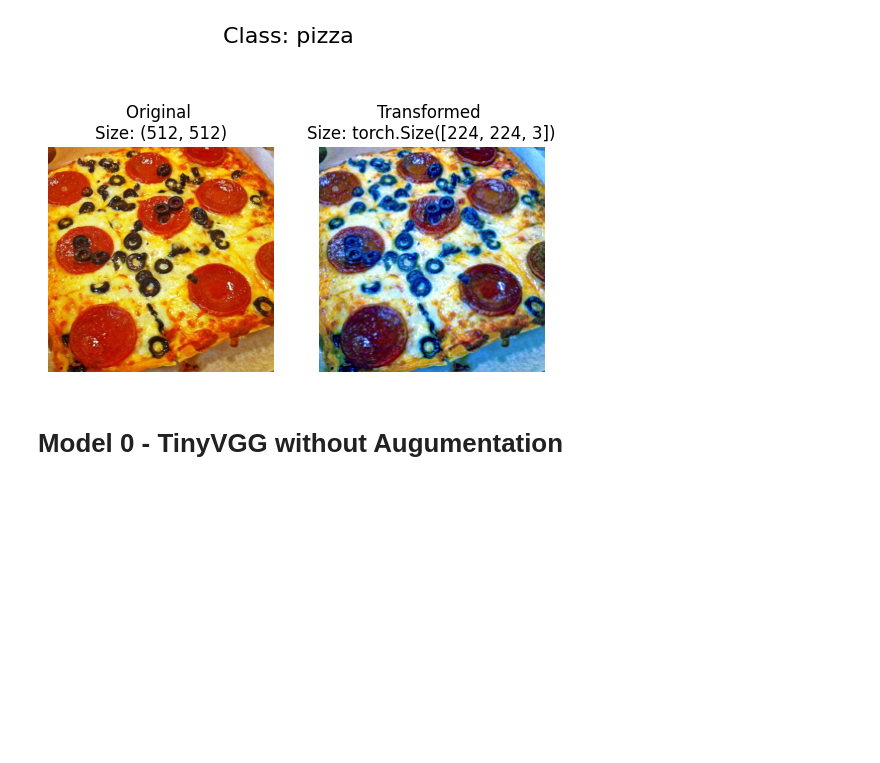
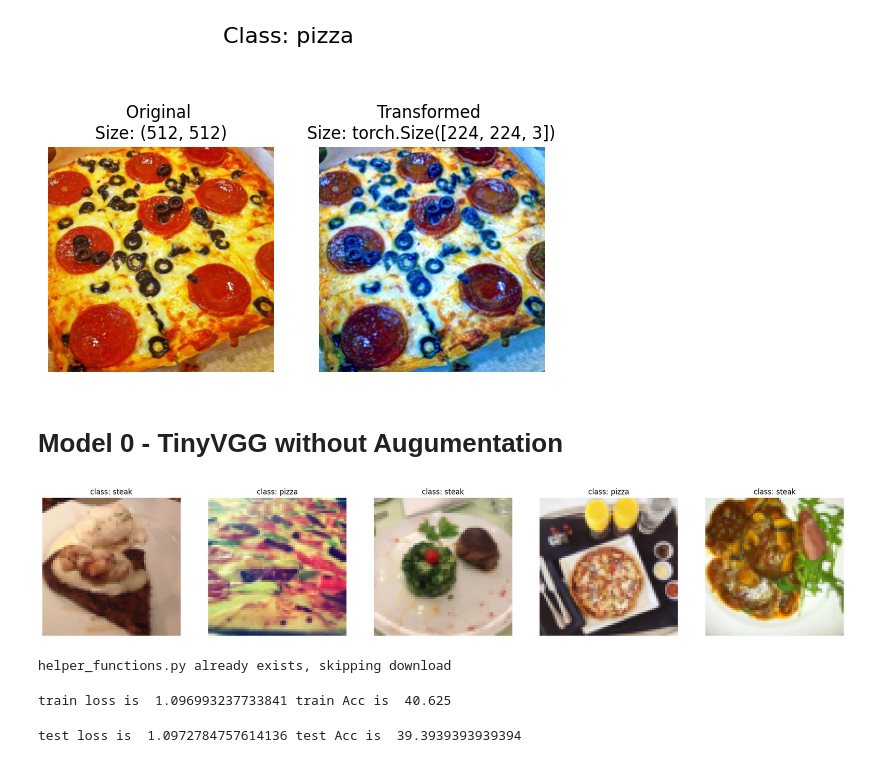
Before and after one commit to pusapatiakhilraju/Pytorch-Food101-CustomDataSet-Classification, a Jupyter notebook: Food101-Classification.ipynb, the cells around one changed output. Drawn from its saved outputs; the diff is of its cells as text; code cells hidden in the pictures; blank space fills up the shorter version.

Commit message:
Added model without augumentations

```diff
--- a/Food101-Classification.ipynb
+++ b/Food101-Classification.ipynb
@@ -361,3 +361,11 @@ plot_transformed_images(
 [figure]
 # %% [markdown]
 # Model 0 - TinyVGG without Augumentation
+# %%
+simple_transform = transforms.Compose([
+    transforms.Resize((64,64)),
+    transforms.ToTensor()
+])
+# %%
+train_data_simple = datasets.ImageFolder(root=train_dir, transform=simple_transform)
+test_data_simple = datasets.ImageFolder(root=test_dir, transform=simple_transform)
@@ -363,0 +375,4 @@ plot_transformed_images(
+# %%
+display_random_images(dataset=train_data_simple, n=5, display_shape=False, seed=None, classes=class_names)
+# %% [output]
+[figure, added]
@@ -363,0 +419,19 @@ plot_transformed_images(
+# %%
+# Get helper functions for plotting
+import requests
+from pathlib import Path
+
+# Download helper functions from Learn PyTorch repo (if not already downloaded)
+if Path("helper_functions.py").is_file():
+  print("helper_functions.py already exists, skipping download")
+else:
+  print("Downloading helper_functions.py")
+  # Note: you need the "raw" GitHub URL for this to work
+  request = requests.get("https://raw.githubusercontent.com/mrdbourke/pytorch-deep-learning/main/helper_functions.py")
+  with open("helper_functions.py", "wb") as f:
+    f.write(request.content)
+
+# Import accuracy metric
+from helper_functions import accuracy_fn # Note: could also use torchmetrics.Accuracy(task = 'multiclass', num_classe
+# %% [output]
+helper_functions.py already exists, skipping download
@@ -363,0 +501,11 @@ plot_transformed_images(
+# %%
+from tqdm.auto import tqdm
+epochs = 1
+
+for epoch in tqdm(range(epochs)):
+    train_loss, train_acc = make_train(model=tinyVGG, data_loader=train_dataloader_simple, loss_fn=loss_fn_simple, optim=optim_simple, accuracy_fn=accuracy_fn)
+
+    test_loss, test_acc = make_test(model=tinyVGG, data_loader=test_dataloader_simple, loss_fn=loss_fn_simple, accuracy_fn=accuracy_fn)
+# %% [output]
+train loss is  1.096993237733841 train Acc is  40.625
+test loss is  1.0972784757614136 test Acc is  39.3939393939394
```
Also changed, not shown: parts of 6 cells of this notebook, 1 other file.
